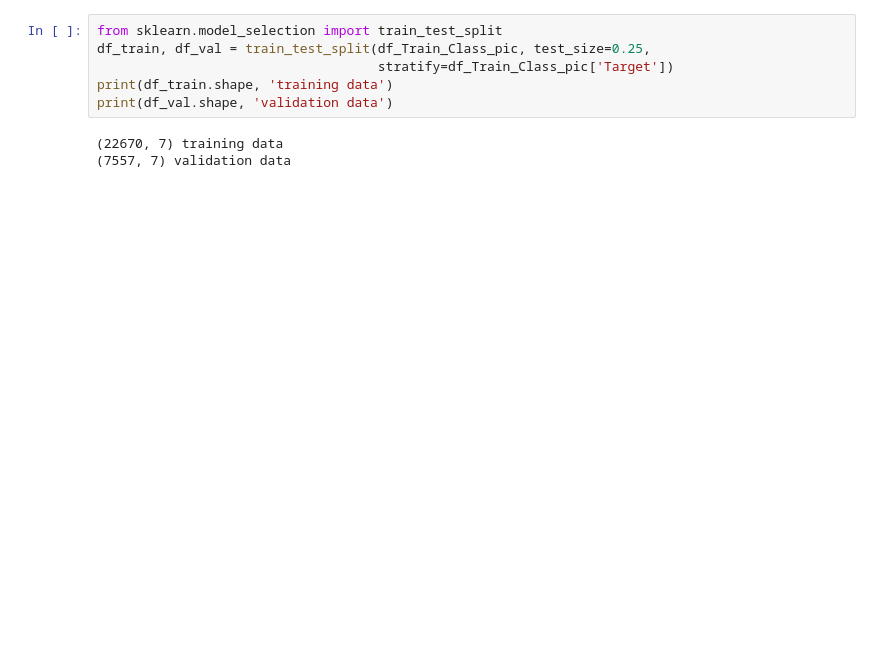
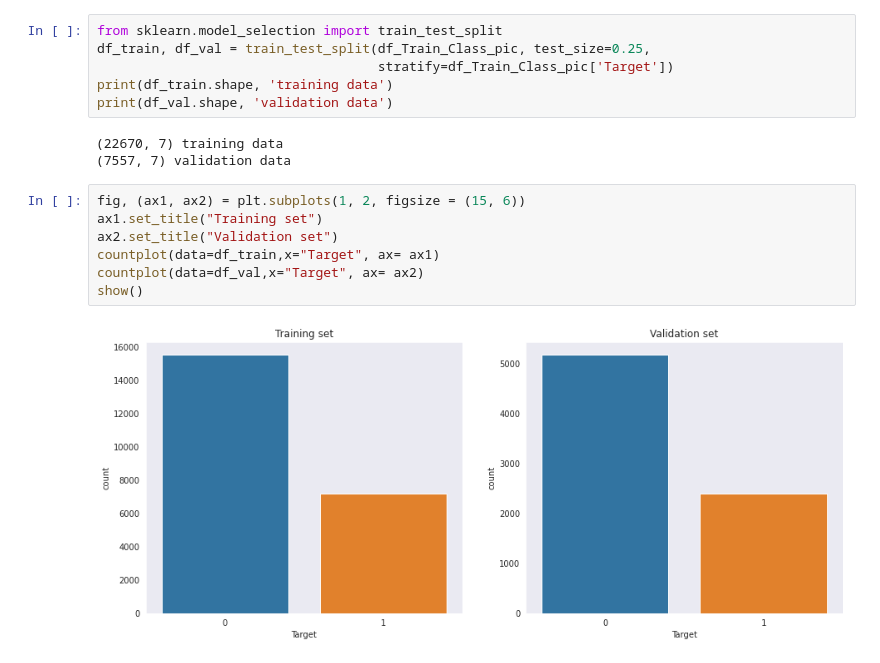
Before and after one commit to arvindhvasu/GL_Pneumonia_Detection, a Jupyter notebook: 09-june-2020.ipynb, the cells around one changed output. Drawn from its saved outputs; the diff is of its cells as text; blank space fills up the shorter version.

```diff
--- a/09-june-2020.ipynb
+++ b/09-june-2020.ipynb
@@ -620,3 +671,12 @@ print(df_val.shape, 'validation data')
 # %% [output]
 (22670, 7) training data
 (7557, 7) validation data
+# %%
+fig, (ax1, ax2) = plt.subplots(1, 2, figsize = (15, 6))
+ax1.set_title("Training set")
+ax2.set_title("Validation set")
+countplot(data=df_train,x="Target", ax= ax1)
+countplot(data=df_val,x="Target", ax= ax2)
+show()
+# %% [output]
+[figure, added]
```
Also changed, not shown: parts of 10 cells of this notebook.
